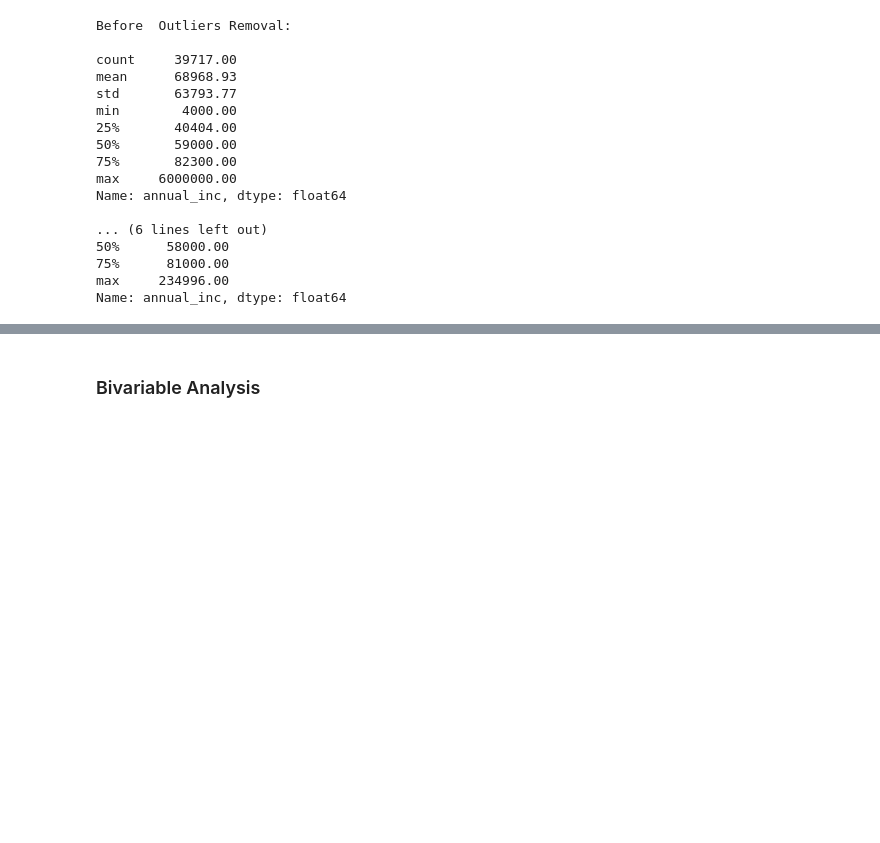
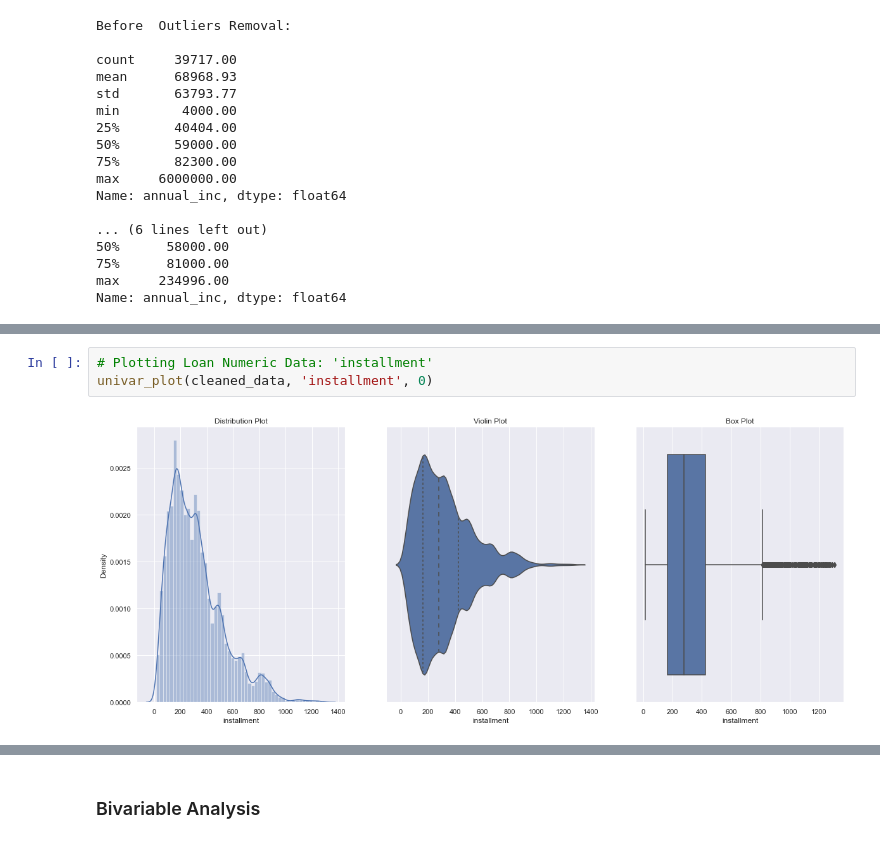
Before and after one commit to dicotips/LendingClubCaseStudy, a Jupyter notebook: Group_PavanNarra.ipynb, the cells around one changed output, grey strips where cells are left out. Drawn from its saved outputs; the diff is of its cells as text; blank space fills up the shorter version.

```diff
--- a/Group_PavanNarra.ipynb
+++ b/Group_PavanNarra.ipynb
@@ -550,0 +632,5 @@ sns.histplot(cleaned_data.annual_inc)
+# %%
+# Plotting Loan Numeric Data: 'installment'
+univar_plot(cleaned_data, 'installment', 0)
+# %% [output]
+[figure, added]
```
Also changed, not shown: parts of 28 cells of this notebook, 1 other file.
